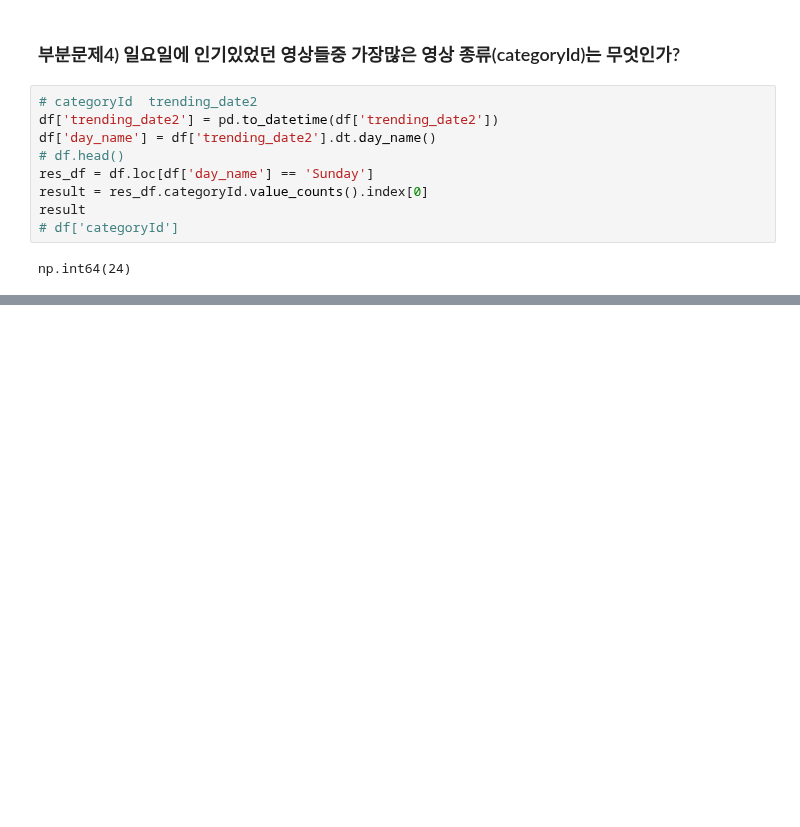
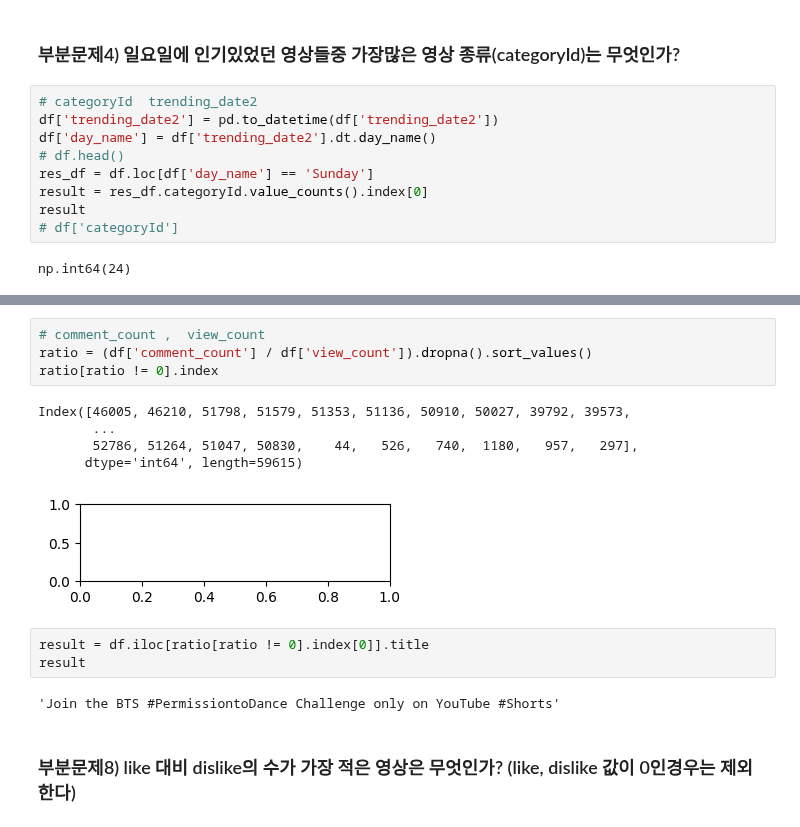
Before and after one commit to va4756/yemoon_bigdata_test, a Jupyter notebook: datamanim_실기기출변형.ipynb, the cells around one changed output, grey strips where cells are left out. Saved outputs shown, nothing was run; the diff lists cells and outputs as text; blank space fills up the shorter version.

```diff
--- a/datamanim_실기기출변형.ipynb
+++ b/datamanim_실기기출변형.ipynb
@@ -454,0 +528,17 @@ np.int64(24)
+# %%
+# comment_count ,  view_count
+ratio = (df['comment_count'] / df['view_count']).dropna().sort_values()
+ratio[ratio != 0].index
+# %% [output]
+Index([46005, 46210, 51798, 51579, 51353, 51136, 50910, 50027, 39792, 39573,
+       ...
+       52786, 51264, 51047, 50830,    44,   526,   740,  1180,   957,   297],
+      dtype='int64', length=59615)
+[figure, added]
+# %%
+result = df.iloc[ratio[ratio != 0].index[0]].title
+result
+# %% [output]
+'Join the BTS #PermissiontoDance Challenge only on YouTube #Shorts'
+# %% [markdown]
+### 부분문제8) like 대비 dislike의 수가 가장 적은 영상은 무엇인가? (like, dislike 값이 0인경우는 제외한다)
```
Also changed, not shown: parts of 14 cells of this notebook.
